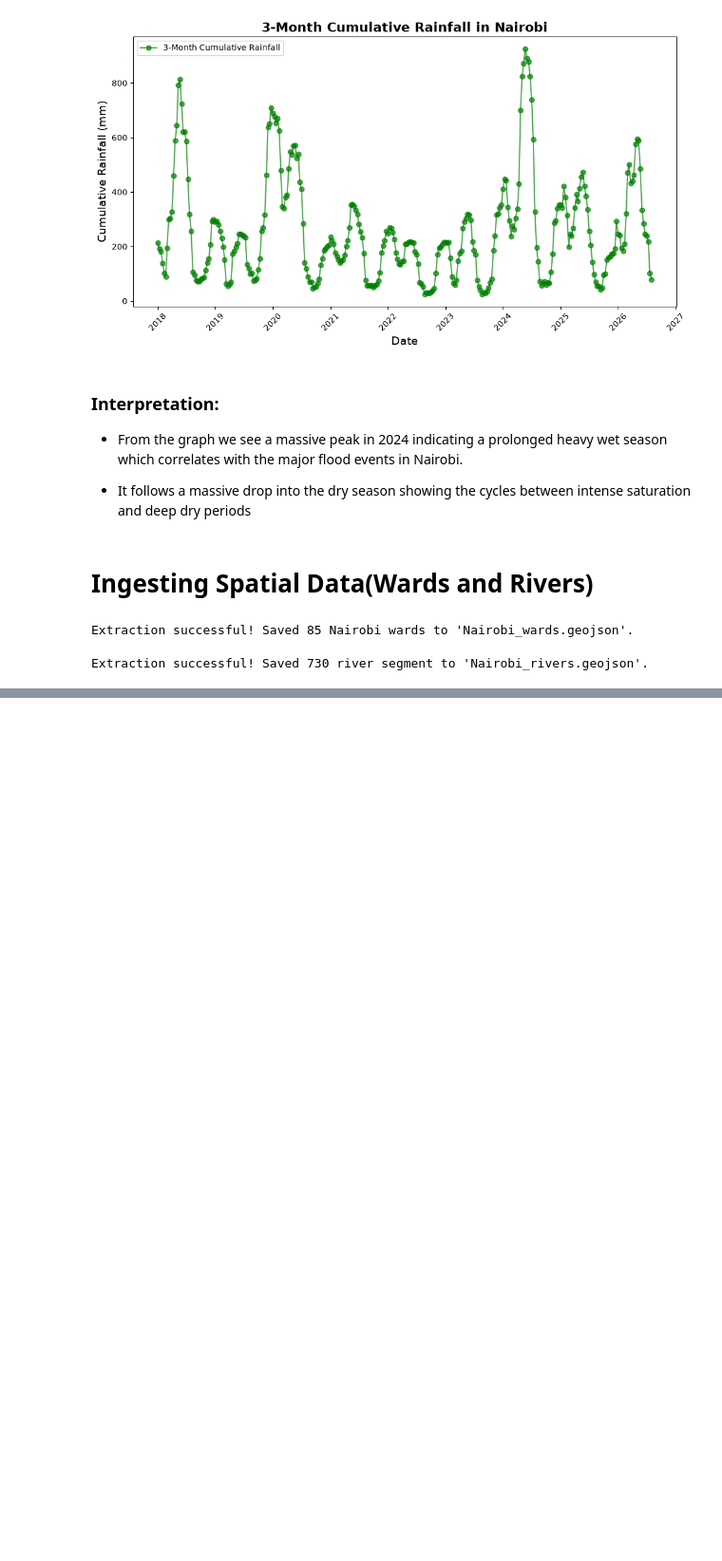
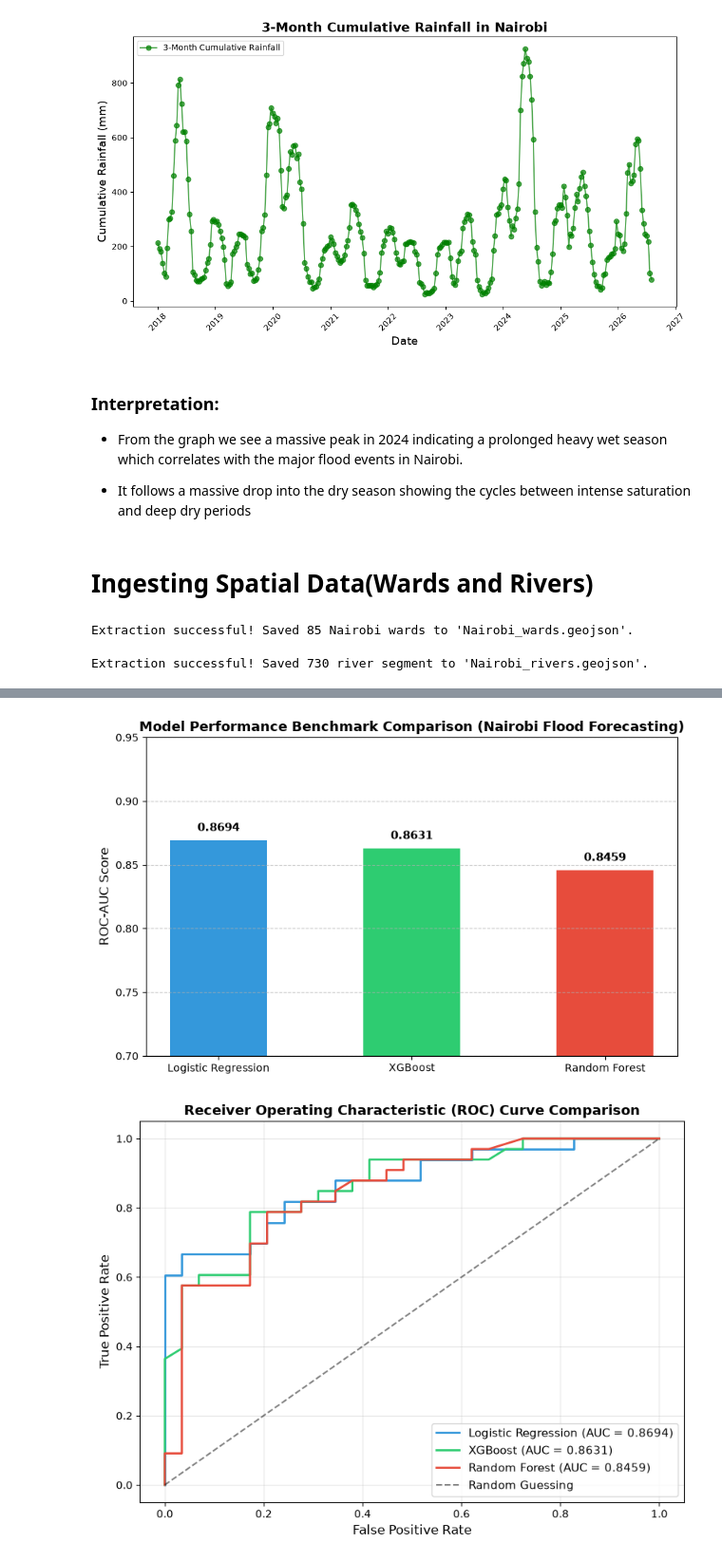
Before and after one commit to wambuajoy9-arch/Flood-Monitoring-and-Risk-Predictor, a Jupyter notebook: forecasting.ipynb, the cells around one changed output, grey strips where cells are left out. Shown at 95% size. Saved outputs shown, nothing was run; the diff lists cells and outputs as text; code cells hidden in the pictures; blank space fills up the shorter version.

```diff
--- a/forecasting.ipynb
+++ b/forecasting.ipynb
@@ -449,0 +578,61 @@ Saved 'flood_model.joblib' successfully!
+# %%
+import matplotlib.pyplot as plt
+from sklearn.metrics import roc_curve, auc
+import numpy as np
+
+# 1. Model ROC-AUC Score Comparison Bar Chart
+models = ['Logistic Regression', 'XGBoost', 'Random Forest']
+auc_scores = [0.8694, 0.8631, 0.8459]
+colors = ['#3498db', '#2ecc71', '#e74c3c']
+
+plt.figure(figsize=(8, 5))
+bars = plt.bar(models, auc_scores, color=colors, width=0.5)
+plt.ylim(0.70, 0.95)
+plt.ylabel('ROC-AUC Score', fontsize=12)
+plt.title('Model Performance Benchmark Comparison (Nairobi Flood Forecasting)', fontsize=13, fontweight='bold')
+
+# Add score labels on top of bars
+for bar in bars:
+    height = bar.get_height()
+    plt.text(bar.get_x() + bar.get_width()/2., height + 0.005,
+             f'{height:.4f}', ha='center', va='bottom', fontsize=11, fontweight='bold')
+
+plt.grid(axis='y', linestyle='--', alpha=0.7)
+plt.tight_layout()
+plt.savefig('model_comparison_bar_chart.png', dpi=300)
+plt.show()
+
+# 2. ROC Curves Overlay Plot
+plt.figure(figsize=(8, 6))
+
+# Logistic Regression ROC
+lr_proba = lr_pipeline.predict_proba(X_test)[:, 1]
+fpr_lr, tpr_lr, _ = roc_curve(y_test, lr_proba)
+plt.plot(fpr_lr, tpr_lr, label=f'Logistic Regression (AUC = 0.8694)', color='#3498db', linewidth=2)
+
+# XGBoost ROC
+xgb_proba = model.predict_proba(X_test)[:, 1]
+fpr_xgb, tpr_xgb, _ = roc_curve(y_test, xgb_proba)
+plt.plot(fpr_xgb, tpr_xgb, label=f'XGBoost (AUC = 0.8631)', color='#2ecc71', linewidth=2)
+
+# Random Forest ROC
+rf_proba = rf_model.predict_proba(X_test)[:, 1]
+fpr_rf, tpr_rf, _ = roc_curve(y_test, rf_proba)
+plt.plot(fpr_rf, tpr_rf, label=f'Random Forest (AUC = 0.8459)', color='#e74c3c', linewidth=2)
+
+# Diagonal baseline
+plt.plot([0, 1], [0, 1], 'k--', label='Random Guessing', alpha=0.5)
+
+plt.xlabel('False Positive Rate', fontsize=12)
+plt.ylabel('True Positive Rate', fontsize=12)
+plt.title('Receiver Operating Characteristic (ROC) Curve Comparison', fontsize=13, fontweight='bold')
+plt.legend(loc='lower right', fontsize=11)
+plt.grid(True, alpha=0.3)
+plt.tight_layout()
+plt.savefig('model_roc_curves.png', dpi=300)
+plt.show()
+
+print("Successfully generated and saved 'model_comparison_bar_chart.png' and 'model_roc_curves.png'!")
+# %% [output]
+[figure, added]
+[figure, added]
```
Also changed, not shown: parts of 5 cells of this notebook, 9 other files.
